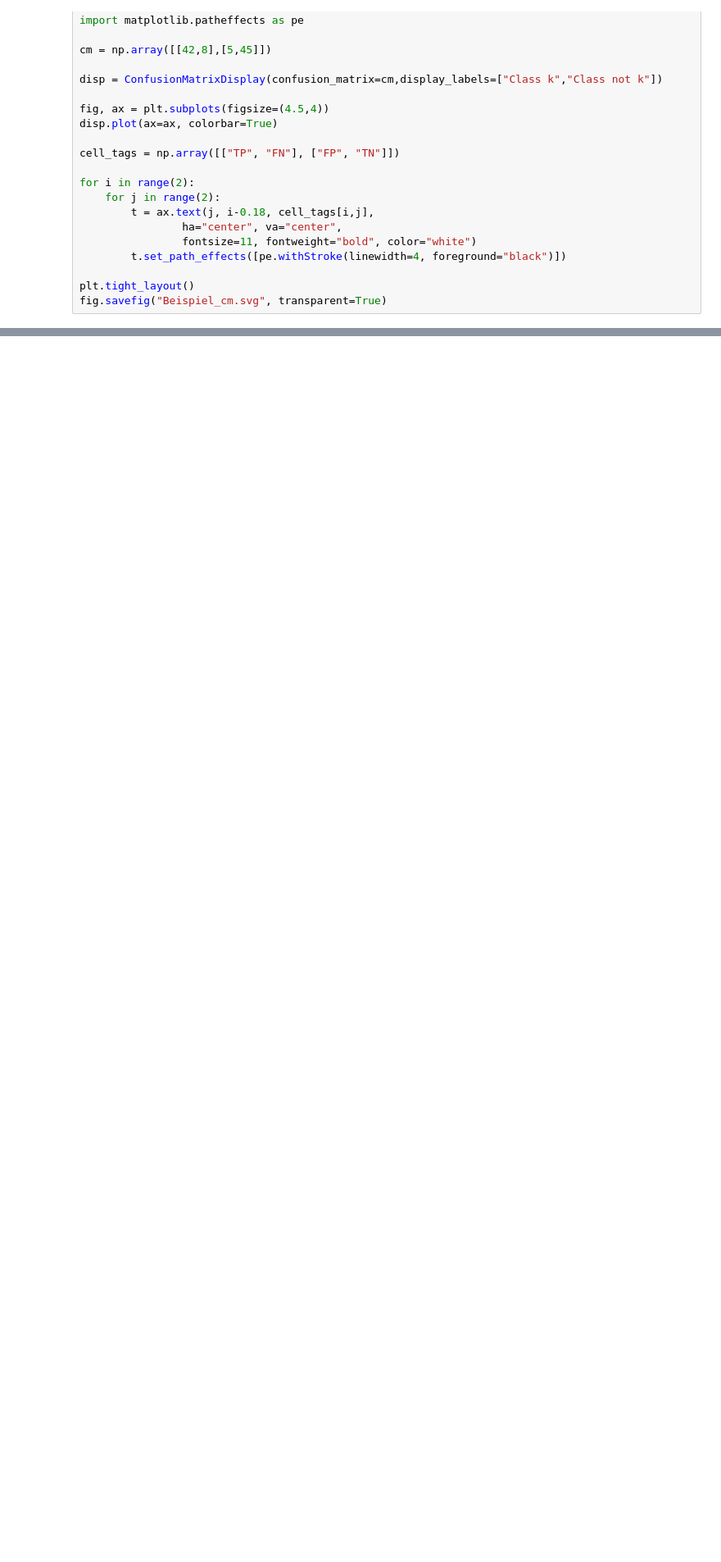
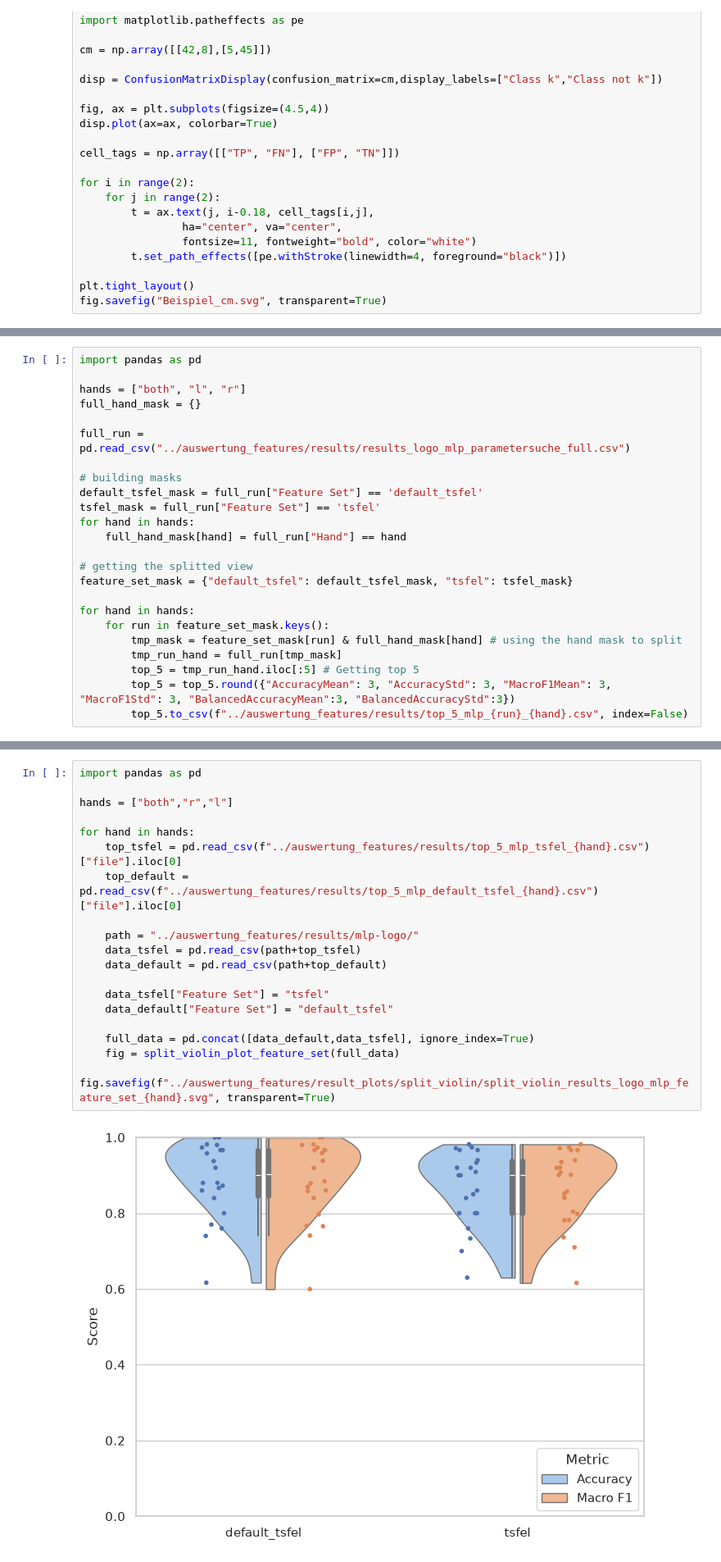
Before and after one commit to Le-Manh/bpa_ba_code, a Jupyter notebook: ANN/debug.ipynb, the cells around one changed output, grey strips where cells are left out. Shown at 82% size. Cells and saved outputs as stored; diff of their text form; blank space fills up the shorter version.

Commit message:
Build new split violins

```diff
--- a/ANN/debug.ipynb
+++ b/ANN/debug.ipynb
@@ -889,0 +882,24 @@ print()
+# %%
+import pandas as pd
+
+hands = ["both", "l", "r"]
+full_hand_mask = {}
+
+full_run = pd.read_csv("../auswertung_features/results/results_logo_mlp_parametersuche_full.csv")
+
+# building masks
+default_tsfel_mask = full_run["Feature Set"] == 'default_tsfel'
+tsfel_mask = full_run["Feature Set"] == 'tsfel'
+for hand in hands:
+    full_hand_mask[hand] = full_run["Hand"] == hand
+
+# getting the splitted view
+feature_set_mask = {"default_tsfel": default_tsfel_mask, "tsfel": tsfel_mask}
+
+for hand in hands:
+    for run in feature_set_mask.keys():
+        tmp_mask = feature_set_mask[run] & full_hand_mask[hand] # using the hand mask to split
+        tmp_run_hand = full_run[tmp_mask]
+        top_5 = tmp_run_hand.iloc[:5] # Getting top 5
+        top_5 = top_5.round({"AccuracyMean": 3, "AccuracyStd": 3, "MacroF1Mean": 3, "MacroF1Std": 3, "BalancedAccuracyMean":3, "BalancedAccuracyStd":3})
+        top_5.to_csv(f"../auswertung_features/results/top_5_mlp_{run}_{hand}.csv", index=False)
@@ -889,0 +955,21 @@ print()
+# %%
+import pandas as pd
+
+hands = ["both","r","l"]
+
+for hand in hands:
+    top_tsfel = pd.read_csv(f"../auswertung_features/results/top_5_mlp_tsfel_{hand}.csv")["file"].iloc[0]
+    top_default = pd.read_csv(f"../auswertung_features/results/top_5_mlp_default_tsfel_{hand}.csv")["file"].iloc[0]
+
+    path = "../auswertung_features/results/mlp-logo/"
+    data_tsfel = pd.read_csv(path+top_tsfel)
+    data_default = pd.read_csv(path+top_default)
+
+    data_tsfel["Feature Set"] = "tsfel"
+    data_default["Feature Set"] = "default_tsfel"
+
+    full_data = pd.concat([data_default,data_tsfel], ignore_index=True)
+    fig = split_violin_plot_feature_set(full_data)
+    fig.savefig(f"../auswertung_features/result_plots/split_violin/split_violin_results_logo_mlp_feature_set_{hand}.svg", transparent=True)
+# %% [output]
+[figure, added]
```
Also changed, not shown: parts of 17 cells of this notebook, 3 other files.
